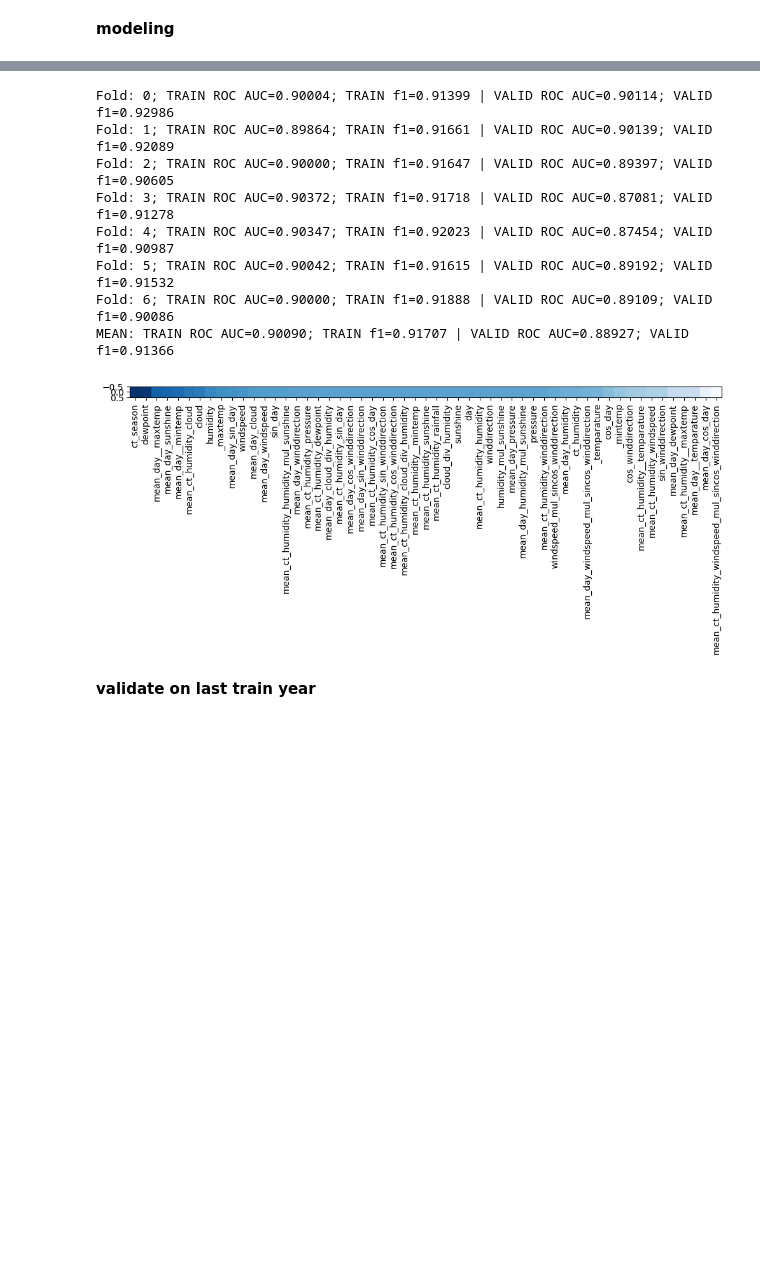
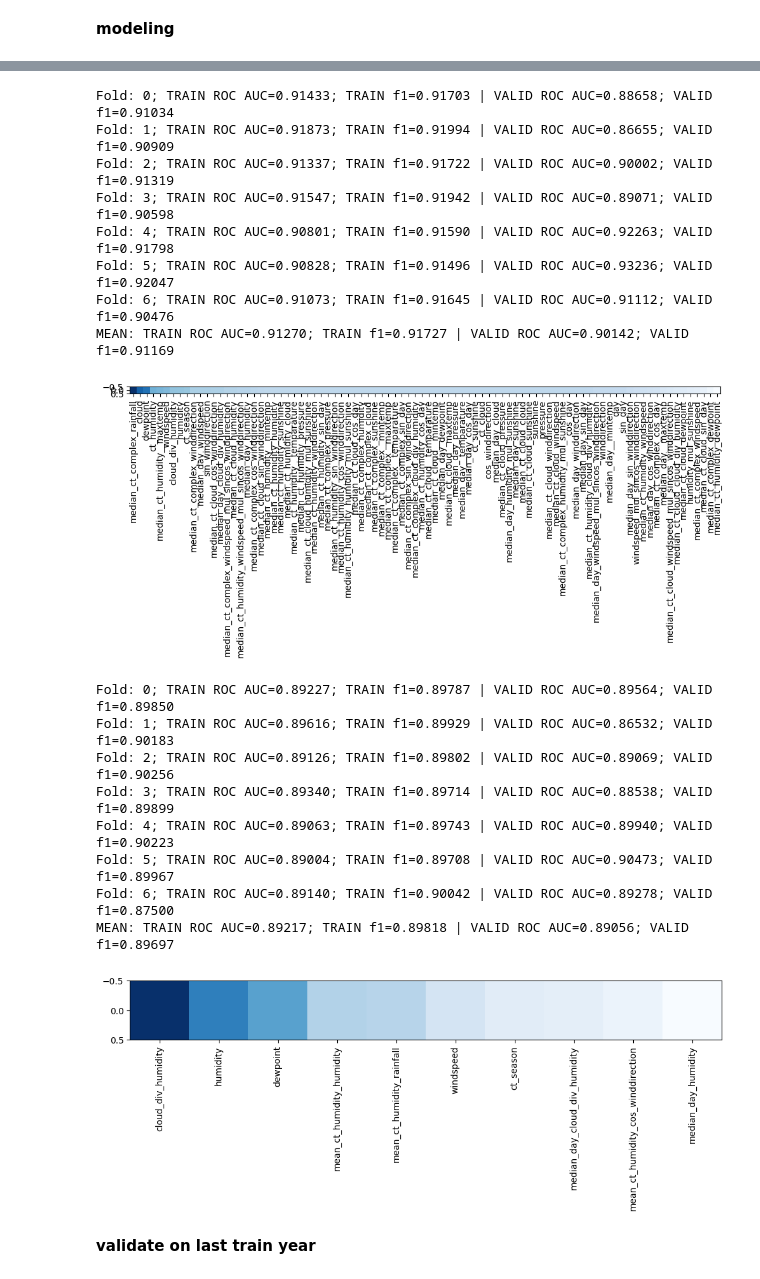
Before and after one commit to j2cry/playground, a Jupyter notebook: S5E3/research.ipynb, the cells around one changed output, grey strips where cells are left out. Saved outputs shown, nothing was run; the diff lists cells and outputs as text; code cells hidden in the pictures; blank space fills up the shorter version.

```diff
--- a/S5E3/research.ipynb
+++ b/S5E3/research.ipynb
@@ -353,7 +371,7 @@ estimator = LogisticRegression(
     solver='liblinear',
     penalty='l1',
     max_iter=15000,
-    # class_weight=CLASS_WEIGHTS.to_dict(),
+    class_weight=CLASS_WEIGHTS.to_dict(),
     # n_jobs=-1,
     random_state=13,
 )
@@ -361,22 +379,31 @@ _ = checkup(estimator, SGD_X, y)
 lin = model = estimator.fit(SGD_X, y)
 linear_feature_importances(model, figsize=(12, 4))
 # %% [output]
-Fold: 0; TRAIN ROC AUC=0.90004; TRAIN f1=0.91399 | VALID ROC AUC=0.90114; VALID f1=0.92986
-Fold: 1; TRAIN ROC AUC=0.89864; TRAIN f1=0.91661 | VALID ROC AUC=0.90139; VALID f1=0.92089
-Fold: 2; TRAIN ROC AUC=0.90000; TRAIN f1=0.91647 | VALID ROC AUC=0.89397; VALID f1=0.90605
-Fold: 3; TRAIN ROC AUC=0.90372; TRAIN f1=0.91718 | VALID ROC AUC=0.87081; VALID f1=0.91278
-Fold: 4; TRAIN ROC AUC=0.90347; TRAIN f1=0.92023 | VALID ROC AUC=0.87454; VALID f1=0.90987
-Fold: 5; TRAIN ROC AUC=0.90042; TRAIN f1=0.91615 | VALID ROC AUC=0.89192; VALID f1=0.91532
-Fold: 6; TRAIN ROC AUC=0.90000; TRAIN f1=0.91888 | VALID ROC AUC=0.89109; VALID f1=0.90086
-MEAN: TRAIN ROC AUC=0.90090; TRAIN f1=0.91707 | VALID ROC AUC=0.88927; VALID f1=0.91366
+Fold: 0; TRAIN ROC AUC=0.91433; TRAIN f1=0.91703 | VALID ROC AUC=0.88658; VALID f1=0.91034
+Fold: 1; TRAIN ROC AUC=0.91873; TRAIN f1=0.91994 | VALID ROC AUC=0.86655; VALID f1=0.90909
+Fold: 2; TRAIN ROC AUC=0.91337; TRAIN f1=0.91722 | VALID ROC AUC=0.90002; VALID f1=0.91319
+Fold: 3; TRAIN ROC AUC=0.91547; TRAIN f1=0.91942 | VALID ROC AUC=0.89071; VALID f1=0.90598
+Fold: 4; TRAIN ROC AUC=0.90801; TRAIN f1=0.91590 | VALID ROC AUC=0.92263; VALID f1=0.91798
+Fold: 5; TRAIN ROC AUC=0.90828; TRAIN f1=0.91496 | VALID ROC AUC=0.93236; VALID f1=0.92047
+Fold: 6; TRAIN ROC AUC=0.91073; TRAIN f1=0.91645 | VALID ROC AUC=0.91112; VALID f1=0.90476
+MEAN: TRAIN ROC AUC=0.91270; TRAIN f1=0.91727 | VALID ROC AUC=0.90142; VALID f1=0.91169
-[figure, old version]
+[figure, new version]
 # %%
-# TOP = X.columns[model.coef_.argsort().squeeze()[::-1]][:25]
-# # TOP
-
-# _ = checkup(estimator, SGD_X.loc[:, TOP], y)
-# lin = estimator.fit(SGD_X.loc[:, TOP], y)
-# linear_feature_importances(model, figsize=(12, 4))
+TOP = X.columns[model.coef_.argsort().squeeze()[::-1]][:10]
+# TOP
+_ = checkup(estimator, SGD_X.loc[:, TOP], y)
+lin = deepcopy(estimator).fit(SGD_X.loc[:, TOP], y)
+linear_feature_importances(lin, figsize=(12, 4))
+# %% [output]
+Fold: 0; TRAIN ROC AUC=0.89227; TRAIN f1=0.89787 | VALID ROC AUC=0.89564; VALID f1=0.89850
+Fold: 1; TRAIN ROC AUC=0.89616; TRAIN f1=0.89929 | VALID ROC AUC=0.86532; VALID f1=0.90183
+Fold: 2; TRAIN ROC AUC=0.89126; TRAIN f1=0.89802 | VALID ROC AUC=0.89069; VALID f1=0.90256
+Fold: 3; TRAIN ROC AUC=0.89340; TRAIN f1=0.89714 | VALID ROC AUC=0.88538; VALID f1=0.89899
+Fold: 4; TRAIN ROC AUC=0.89063; TRAIN f1=0.89743 | VALID ROC AUC=0.89940; VALID f1=0.90223
+Fold: 5; TRAIN ROC AUC=0.89004; TRAIN f1=0.89708 | VALID ROC AUC=0.90473; VALID f1=0.89967
+Fold: 6; TRAIN ROC AUC=0.89140; TRAIN f1=0.90042 | VALID ROC AUC=0.89278; VALID f1=0.87500
+MEAN: TRAIN ROC AUC=0.89217; TRAIN f1=0.89818 | VALID ROC AUC=0.89056; VALID f1=0.89697
+[figure, added]
 # %% [markdown]
 __validate on last train year__
 # %%
```
Also changed, not shown: parts of 11 cells of this notebook, 1 other file.
